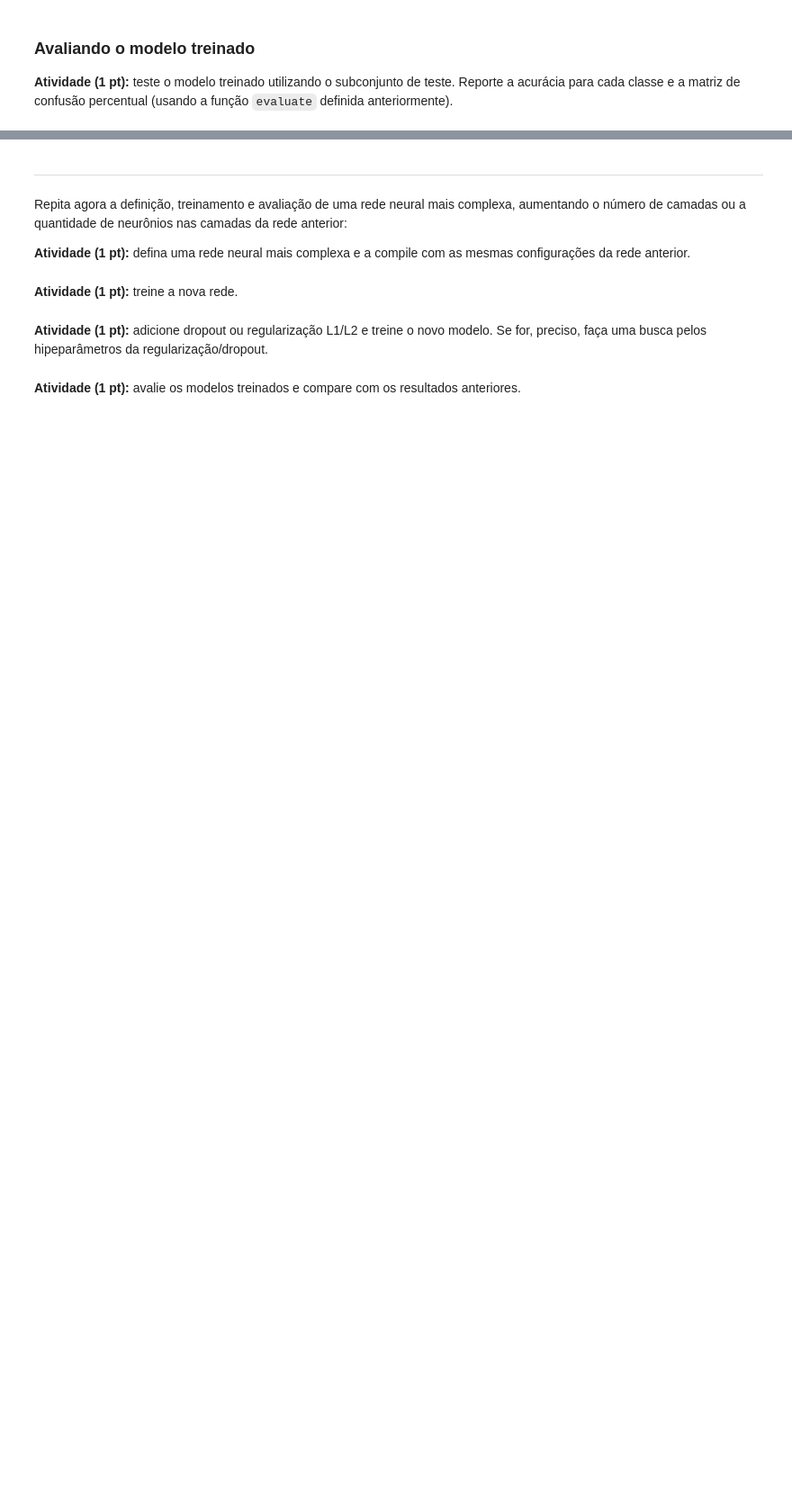
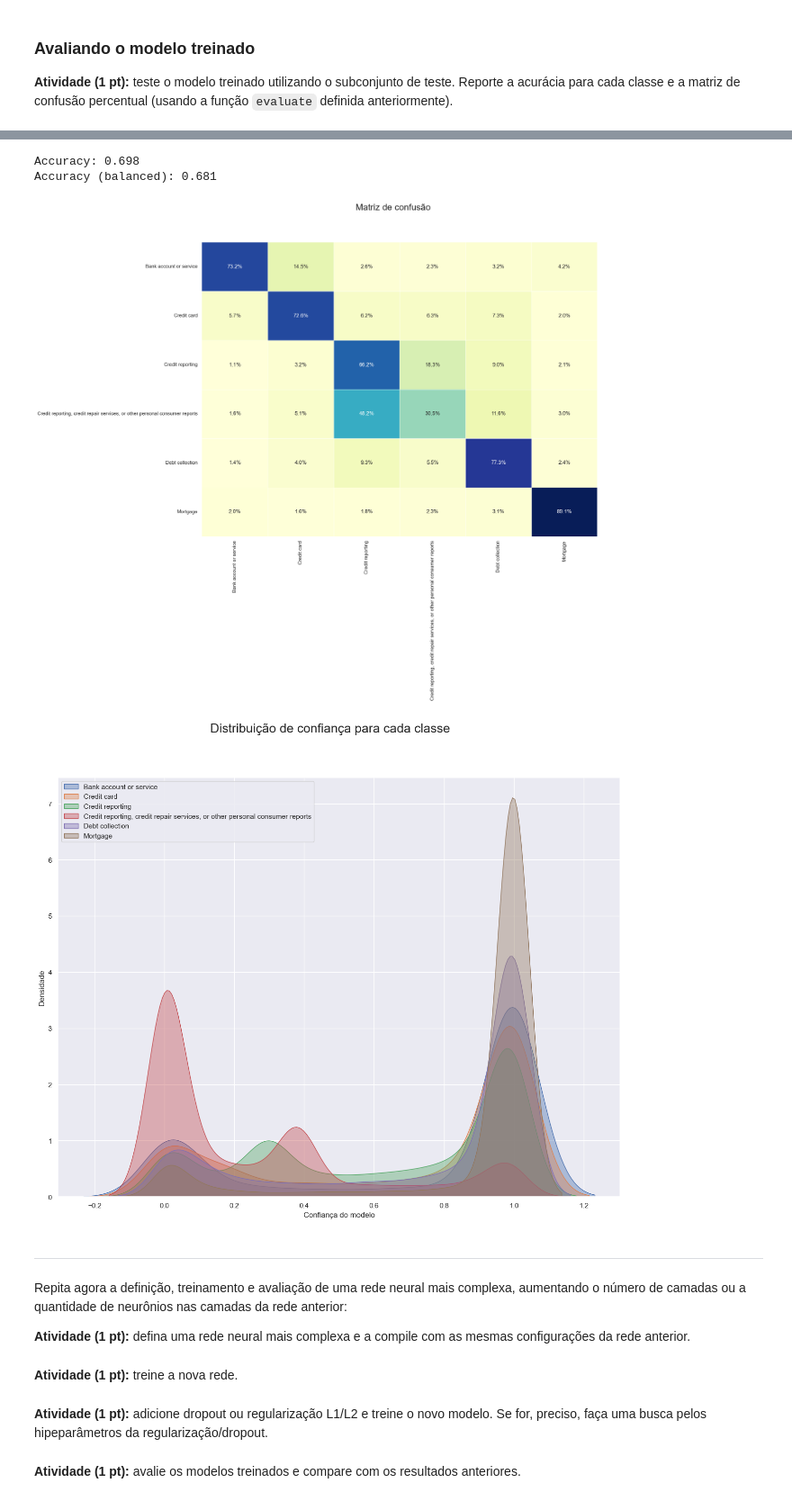
Before and after one commit to VitorSancho/UnicampMDC2025, a Jupyter notebook: Supervisionado2/trabalhos/trabalho2/assignment_2.ipynb, the cells around one changed output, grey strips where cells are left out. Shown at 90% size. Drawn from its saved outputs; the diff is of its cells as text; code cells hidden in the pictures; blank space fills up the shorter version.

```diff
--- a/Supervisionado2/trabalhos/trabalho2/assignment_2.ipynb
+++ b/Supervisionado2/trabalhos/trabalho2/assignment_2.ipynb
@@ -246,0 +264,29 @@ y_ohe_test = np_utils.to_categorical(ye_test, num_classes=6)
+# %%
+epochs = 20
+batch_size = 128
+
+
+checkpoint = ModelCheckpoint(
+    filepath="weights.h5",
+    monitor='val_accuracy',
+    mode='max',
+    verbose=1
+)
+
+earlystop = EarlyStopping(
+    monitor='val_accuracy',
+    mode='max',
+    patience=10,
+    restore_best_weights=True
+)
+
+
+history = model.fit(
+    nn_X_train, nn_y_train,
+    validation_data=(nn_X_val, nn_y_val),
+    epochs=epochs,
+    batch_size=batch_size,
+    class_weight=train_class_weights,
+    callbacks=[checkpoint, earlystop],
+    verbose=1
+)
@@ -254,3 +350,5 @@ O método `model.fit` retorna `model.history`, e contem algumas informações in
 ### Avaliando o modelo treinado
 
 **Atividade (1 pt):** teste o modelo treinado utilizando o subconjunto de teste. Reporte a acurácia para cada classe e a matriz de confusão percentual (usando a função `evaluate` definida anteriormente).
+# %%
+y_pred = model.predict(nn_X_test)
@@ -257,3 +357,11 @@ O método `model.fit` retorna `model.history`, e contem algumas informações in
+# %%
+## para poder usar a função, precisei utilizar o dataset ye_test, sem one hot encoding
+evaluate(ye_test, np.argmax(y_pred, axis=1), y_pred, labels=label_enc.classes_)
+# %% [output]
+Accuracy: 0.698
+Accuracy (balanced): 0.681
+[figure, added]
+[figure, added]
 # %% [markdown]
 --------
 
```
Also changed, not shown: parts of 8 cells of this notebook, 1 other file.
